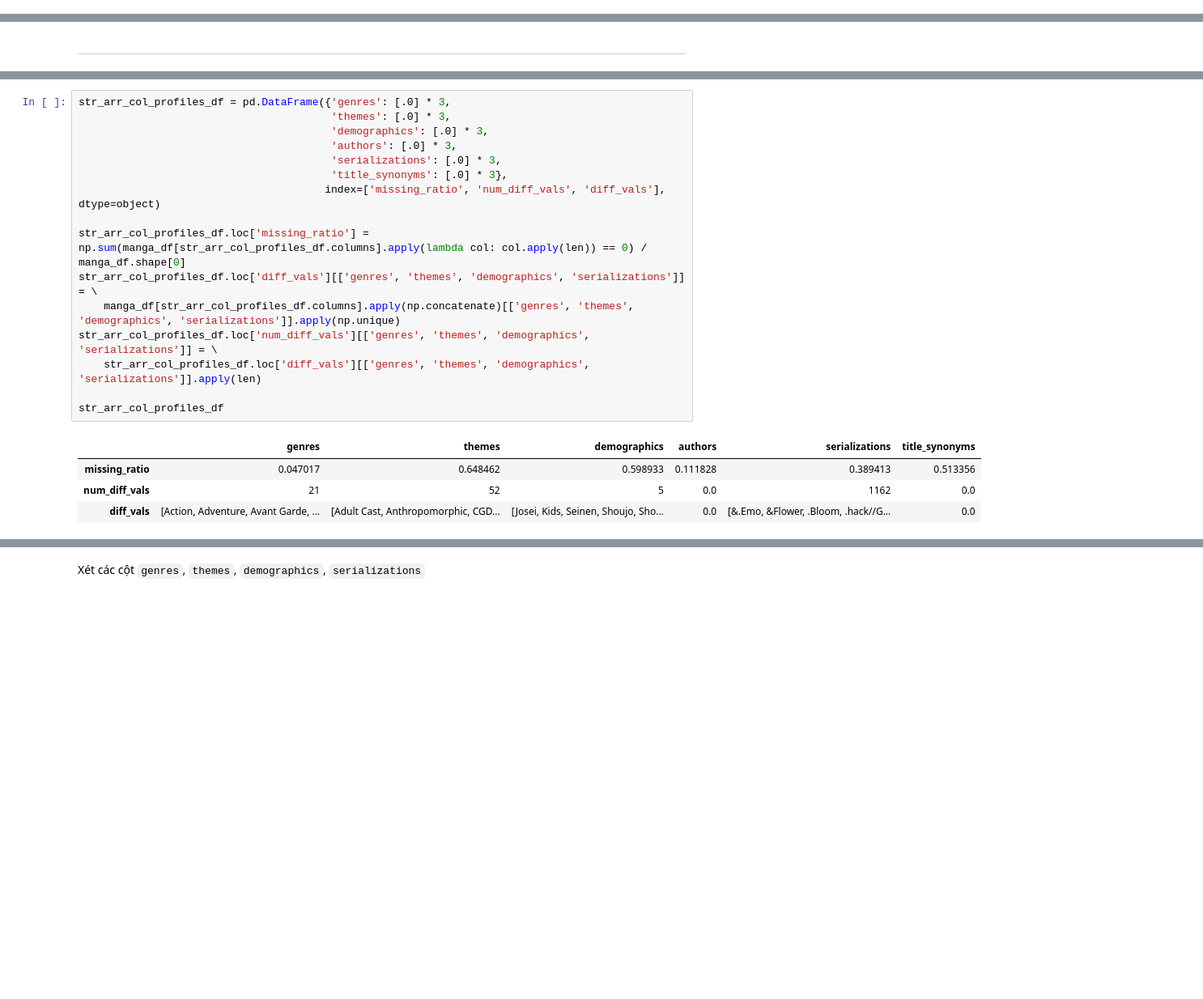
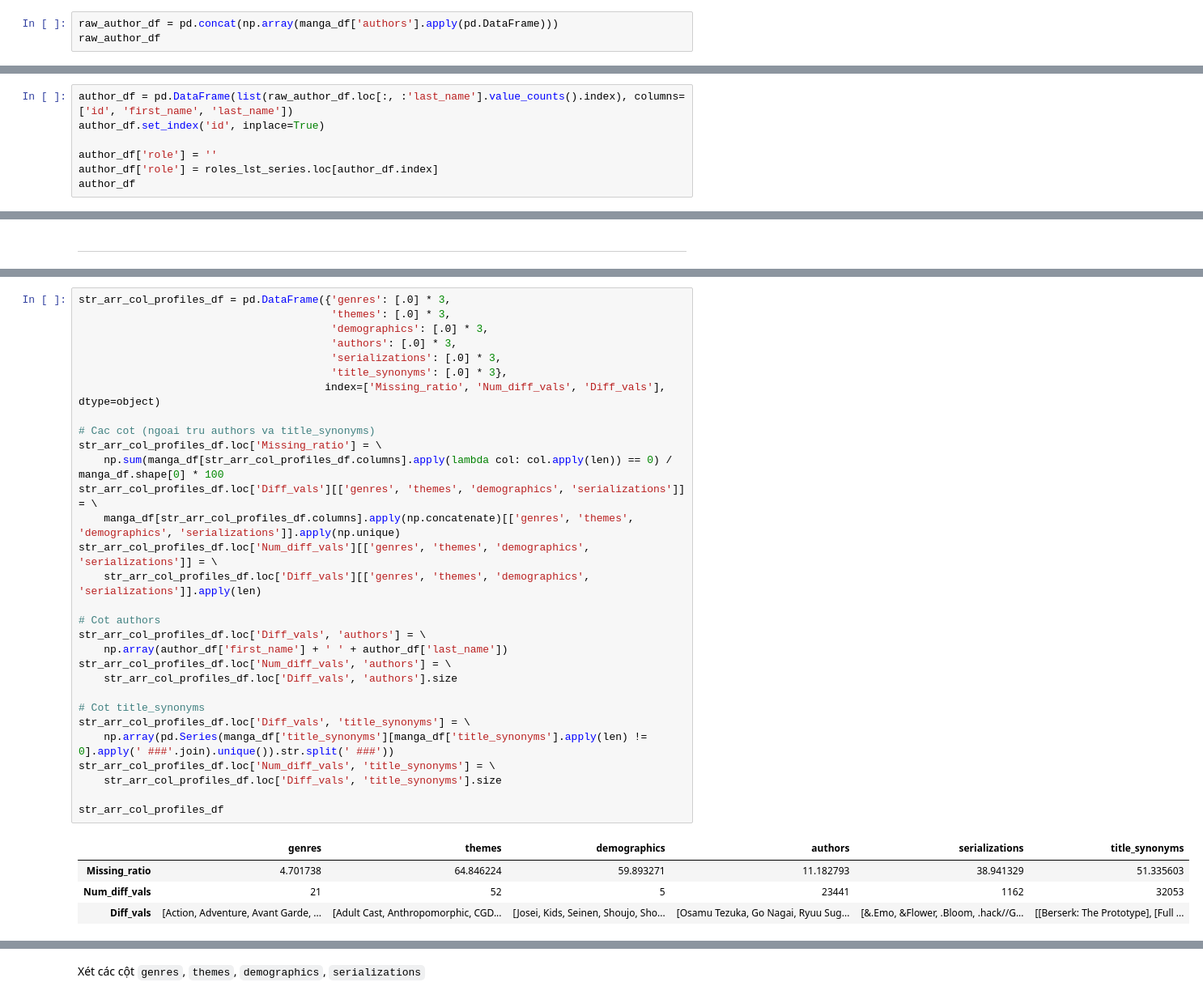
Before and after one commit to lengoctuong/Prj-Manga-Dataset_Programming4DS, a Jupyter notebook: 02_Exploring-Preprocessing-Data.ipynb, the cells around one changed output, grey strips where cells are left out. Shown at 81% size. Drawn from its saved outputs; the diff is of its cells as text; blank space fills up the shorter version.

Commit message:
[02.9]-author_df-&-add-some-distribute

```diff
--- a/02_Exploring-Preprocessing-Data.ipynb
+++ b/02_Exploring-Preprocessing-Data.ipynb
@@ -220,0 +231,3 @@ dtype: object
+# %%
+raw_author_df = pd.concat(np.array(manga_df['authors'].apply(pd.DataFrame)))
+raw_author_df
@@ -220,0 +269,7 @@ dtype: object
+# %%
+author_df = pd.DataFrame(list(raw_author_df.loc[:, :'last_name'].value_counts().index), columns=['id', 'first_name', 'last_name'])
+author_df.set_index('id', inplace=True)
+
+author_df['role'] = ''
+author_df['role'] = roles_lst_series.loc[author_df.index]
+author_df
@@ -355,24 +478,38 @@ Với các cột kiểu list này ta sẽ concate các list (trong từng cột)
 # %%
 str_arr_col_profiles_df = pd.DataFrame({'genres': [.0] * 3,
                                         'themes': [.0] * 3,
                                         'demographics': [.0] * 3,
                                         'authors': [.0] * 3,
                                         'serializations': [.0] * 3,
                                         'title_synonyms': [.0] * 3},
-                                       index=['missing_ratio', 'num_diff_vals', 'diff_vals'], dtype=object)
+                                       index=['Missing_ratio', 'Num_diff_vals', 'Diff_vals'], dtype=object)
 
-str_arr_col_profiles_df.loc['missing_ratio'] = np.sum(manga_df[str_arr_col_profiles_df.columns].apply(lambda col: col.apply(len)) == 0) / manga_df.shape[0]
-str_arr_col_profiles_df.loc['diff_vals'][['genres', 'themes', 'demographics', 'serializations']] = \
+# Cac cot (ngoai tru authors va title_synonyms)
+str_arr_col_profiles_df.loc['Missing_ratio'] = \
+    np.sum(manga_df[str_arr_col_profiles_df.columns].apply(lambda col: col.apply(len)) == 0) / manga_df.shape[0] * 100
+str_arr_col_profiles_df.loc['Diff_vals'][['genres', 'themes', 'demographics', 'serializations']] = \
     manga_df[str_arr_col_profiles_df.columns].apply(np.concatenate)[['genres', 'themes', 'demographics', 'serializations']].apply(np.unique)
-str_arr_col_profiles_df.loc['num_diff_vals'][['genres', 'themes', 'demographics', 'serializations']] = \
-    str_arr_col_profiles_df.loc['diff_vals'][['genres', 'themes', 'demographics', 'serializations']].apply(len)
+str_arr_col_profiles_df.loc['Num_diff_vals'][['genres', 'themes', 'demographics', 'serializations']] = \
+    str_arr_col_profiles_df.loc['Diff_vals'][['genres', 'themes', 'demographics', 'serializations']].apply(len)
+
+# Cot authors
+str_arr_col_profiles_df.loc['Diff_vals', 'authors'] = \
+    np.array(author_df['first_name'] + ' ' + author_df['last_name'])
+str_arr_col_profiles_df.loc['Num_diff_vals', 'authors'] = \
+    str_arr_col_profiles_df.loc['Diff_vals', 'authors'].size
+
+# Cot title_synonyms
+str_arr_col_profiles_df.loc['Diff_vals', 'title_synonyms'] = \
+    np.array(pd.Series(manga_df['title_synonyms'][manga_df['title_synonyms'].apply(len) != 0].apply(' ###'.join).unique()).str.split(' ###'))
+str_arr_col_profiles_df.loc['Num_diff_vals', 'title_synonyms'] = \
+    str_arr_col_profiles_df.loc['Diff_vals', 'title_synonyms'].size
 
 str_arr_col_profiles_df
 # %% [output]
 |  | genres | themes | demographics | authors | serializations | title_synonyms |
-| missing_ratio | 0.047017 | 0.648462 | 0.598933 | 0.111828 | 0.389413 | 0.513356 |
-| num_diff_vals | 21 | 52 | 5 | 0.0 | 1162 | 0.0 |
-| diff_vals | [Action, Adventure, Avant Garde, ... | [Adult Cast, Anthropomorphic, CGD... | [Josei, Kids, Seinen, Shoujo, Sho... | 0.0 | [&.Emo, &Flower, .Bloom, .hack//G... | 0.0 |
+| Missing_ratio | 4.701738 | 64.846224 | 59.893271 | 11.182793 | 38.941329 | 51.335603 |
+| Num_diff_vals | 21 | 52 | 5 | 23441 | 1162 | 32053 |
+| Diff_vals | [Action, Adventure, Avant Garde, ... | [Adult Cast, Anthropomorphic, CGD... | [Josei, Kids, Seinen, Shoujo, Sho... | [Osamu Tezuka, Go Nagai, Ryuu Sug... | [&.Emo, &Flower, .Bloom, .hack//G... | [[Berserk: The Prototype], [Full ... |
 # %% [markdown]
 Ta có thể thấy:
 - Về missing_ratio:
```
Also changed, not shown: parts of 31 cells of this notebook.
